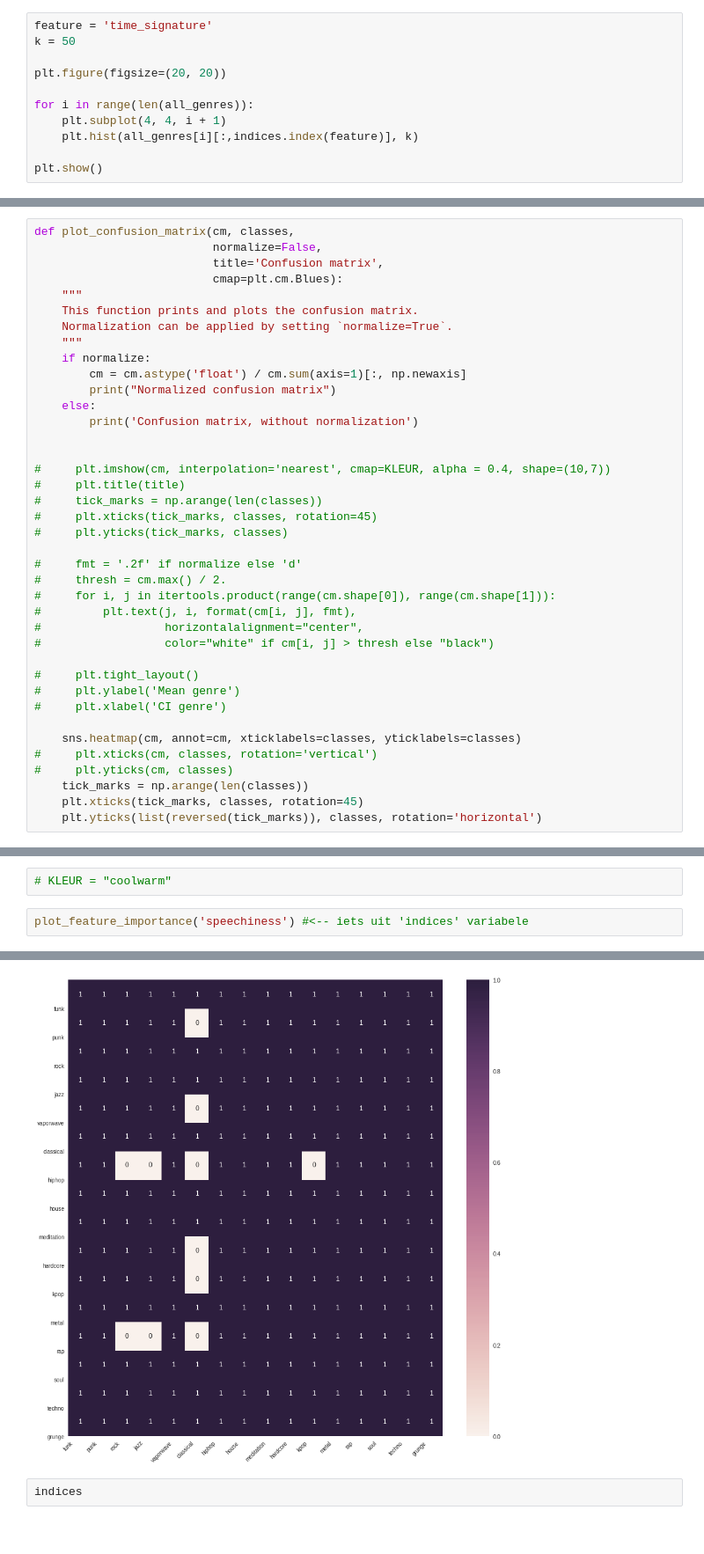
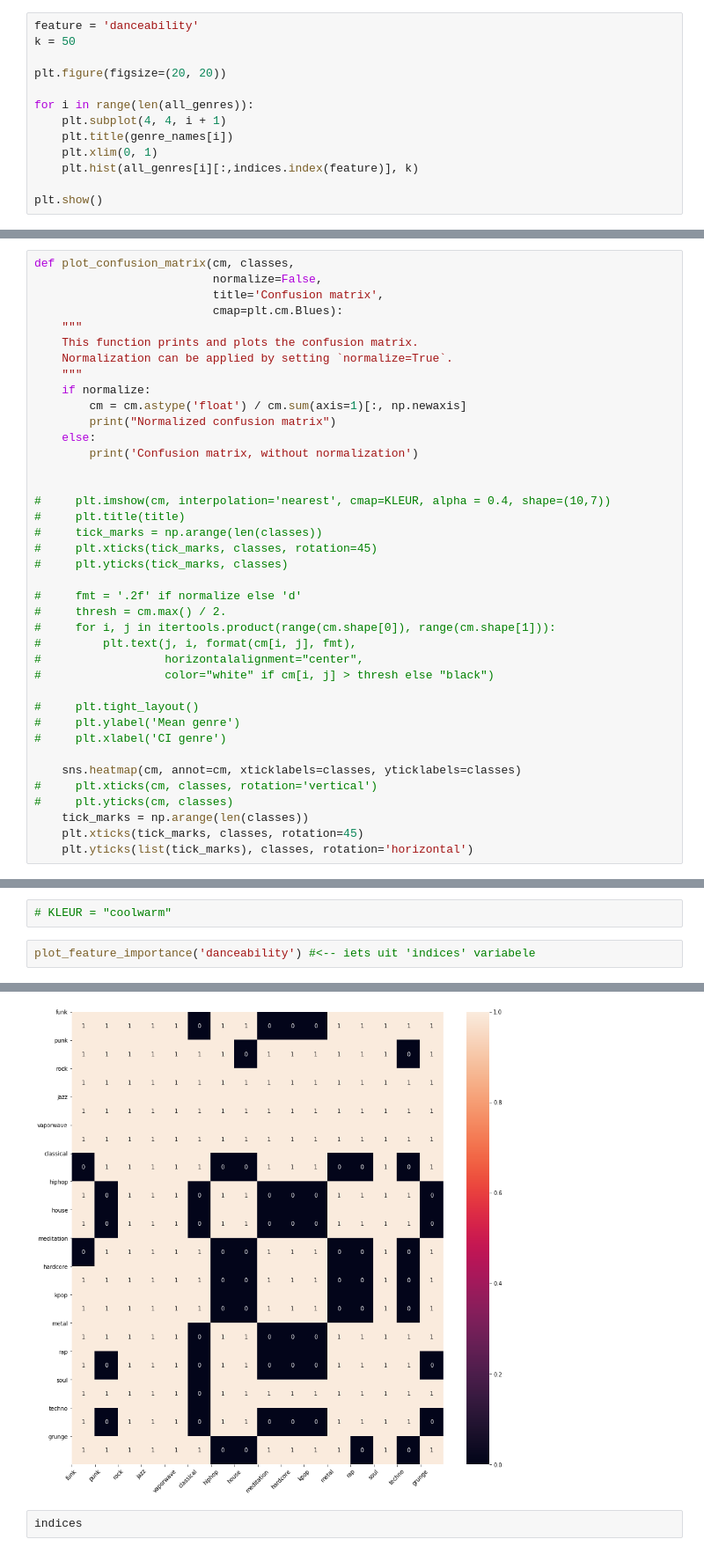
Before and after one commit to P1eter/SpotifyDataAnalysis, a Jupyter notebook: CI_features_comparing.ipynb, the cells around one changed output, grey strips where cells are left out. Shown: that part at 88% size. Cells and saved outputs as stored; diff of their text form.

Commit message:
fix for matrix plot

```diff
--- a/CI_features_comparing.ipynb
+++ b/CI_features_comparing.ipynb
@@ -83,11 +87,13 @@ indices
 # %%
-feature = 'time_signature'
+feature = 'danceability'
 k = 50
 
 plt.figure(figsize=(20, 20))
 
 for i in range(len(all_genres)):
     plt.subplot(4, 4, i + 1)
+    plt.title(genre_names[i])
+    plt.xlim(0, 1)
     plt.hist(all_genres[i][:,indices.index(feature)], k)
 
 plt.show()
@@ -141,7 +147,7 @@ def plot_confusion_matrix(cm, classes,
 #     plt.yticks(cm, classes)
     tick_marks = np.arange(len(classes))
     plt.xticks(tick_marks, classes, rotation=45)
-    plt.yticks(list(reversed(tick_marks)), classes, rotation='horizontal')
+    plt.yticks(list(tick_marks), classes, rotation='horizontal')
 # %%
 def plot_feature_importance(feature):
     CIs = {}
@@ -214,10 +220,10 @@ indices
 # %%
 # KLEUR = "coolwarm"
 # %%
-plot_feature_importance('speechiness') #<-- iets uit 'indices' variabele
+plot_feature_importance('danceability') #<-- iets uit 'indices' variabele
 # %% [output]
 Confusion matrix, without normalization
-[figure, old version]
+[figure, new version]
 # %%
 indices
 # %% [output]
```
Also changed, not shown: parts of 2 cells of this notebook.
